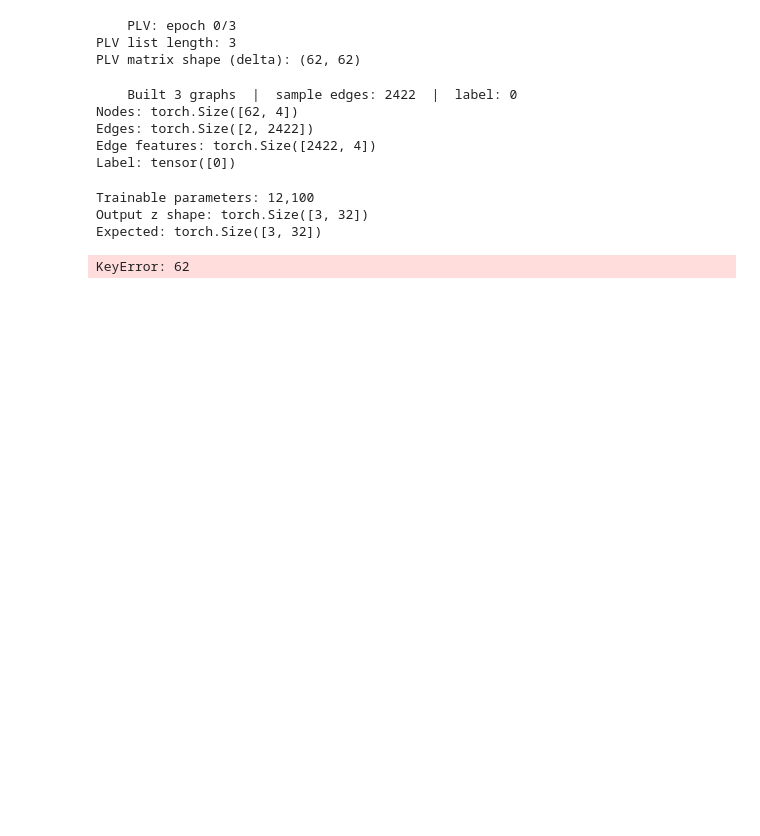
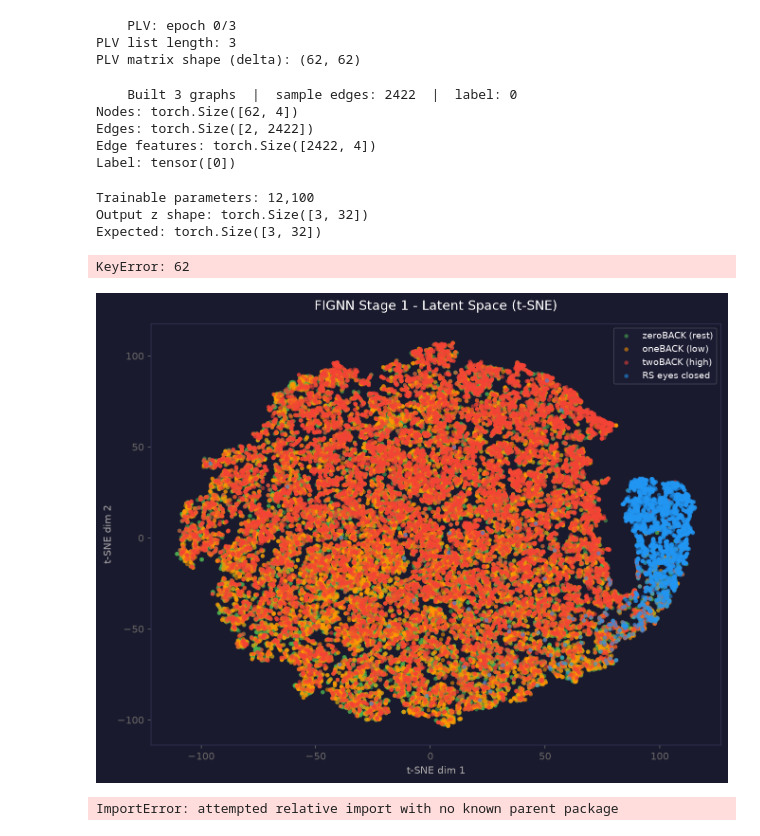
Before and after one commit to VigneshJai-Debug/fignn_cni__project, a Jupyter notebook: notebooks/preprocess.ipynb, the cells around one changed output. Saved outputs shown, nothing was run; the diff lists cells and outputs as text; code cells hidden in the pictures; blank space fills up the shorter version.

```diff
--- a/notebooks/preprocess.ipynb
+++ b/notebooks/preprocess.ipynb
@@ -137,3 +140,26 @@ plt.close()
 print("Saved to outputs/plots/graph_viz.png")
 # %% [output]
 KeyError: 62
+# %%
+from IPython.display import Image, display
+display(Image('/lp-dev/24BCE1793/outputs/plots/tsne_latent_space.png'))
+# display(Image('/lp-dev/24BCE1793/outputs/plots/band_importance.png'))
+# display(Image('/lp-dev/24BCE1793/outputs/plots/loss_curve.png'))
+# %% [output]
+[figure, added]
+# %%
+import pickle, torch
+
+# Run this right now before you forget
+from ...src.training.train import compute_dataset_stats
+import pickle
+
+with open('/lp-dev/24BCE1793/data/processed/all_graphs_29sub.pkl', 'rb') as f:
+    graphs = pickle.load(f)
+
+mean, std = compute_dataset_stats(graphs)
+torch.save({'mean': mean, 'std': std},
+           '/lp-dev/24BCE1793/outputs/checkpoints/normalisation_stats.pt')
+print("Saved normalisation stats")
+# %% [output]
+ImportError: attempted relative import with no known parent package
```
Also changed, not shown: parts of 5 cells of this notebook, 11 other files.
